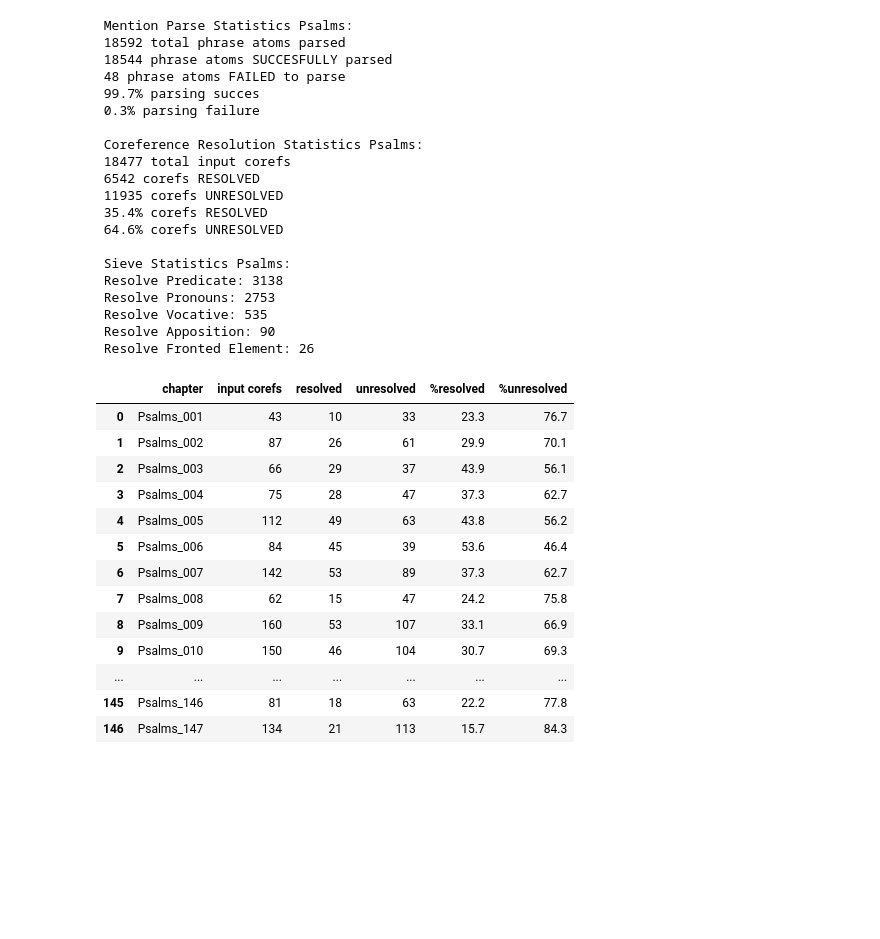
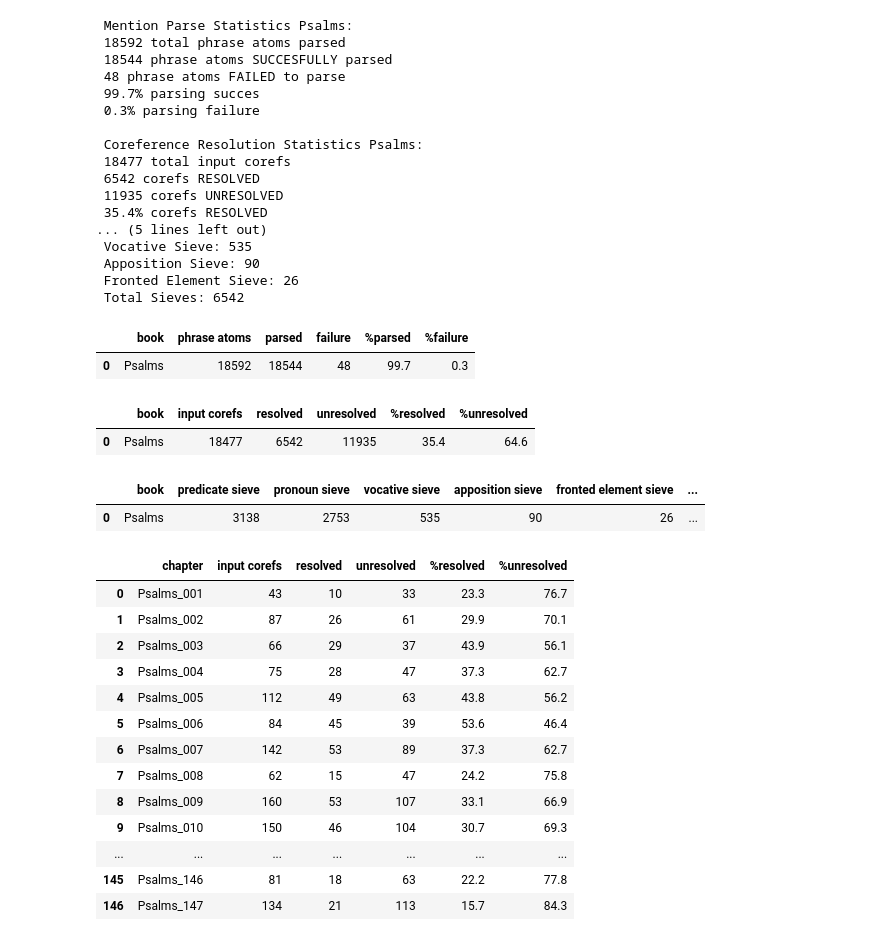
Before and after one commit to cmerwich/participant-analysis, a Jupyter notebook: mimi/MiMi.ipynb, the cells around one changed output. Cells and saved outputs as stored; diff of their text form; code cells hidden in the pictures; blank space fills up the shorter version.

```diff
--- a/mimi/MiMi.ipynb
+++ b/mimi/MiMi.ipynb
@@ -55,5 +59,6 @@ Parser debugging for MyParser written to parser.out
 # %%
-coref_stats_df, sieve_stats_df = CreateCoref('Psalms', 1, 150)
+mention_stats_df, coref_stats_df, sieve_stats_df, \
+                        coref_total_df, sieve_total_df = CreateCoref('Psalms', 1, 150)
 # %% [output]
  Mention Parse Statistics Psalms:
  18592 total phrase atoms parsed
@@ -67,11 +72,13 @@ coref_stats_df, sieve_stats_df = CreateCoref('Psalms', 1, 150)
  6542 corefs RESOLVED
  11935 corefs UNRESOLVED
  35.4% corefs RESOLVED
- 64.6% corefs UNRESOLVED
-
- Sieve Statistics Psalms:
- Resolve Predicate: 3138
- Resolve Pronouns: 2753
- Resolve Vocative: 535
- Resolve Apposition: 90
- Resolve Fronted Element: 26
+... (5 lines left out)
+ Vocative Sieve: 535
+ Apposition Sieve: 90
+ Fronted Element Sieve: 26
+ Total Sieves: 6542
+# %%
+mention_stats_df
+# %% [output]
+|  | book | phrase atoms | parsed | failure | %parsed | %failure |
+| 0 | Psalms | 18592 | 18544 | 48 | 99.7 | 0.3 |
@@ -77,0 +87,5 @@ coref_stats_df, sieve_stats_df = CreateCoref('Psalms', 1, 150)
+# %%
+coref_total_df
+# %% [output]
+|  | book | input corefs | resolved | unresolved | %resolved | %unresolved |
+| 0 | Psalms | 18477 | 6542 | 11935 | 35.4 | 64.6 |
@@ -77,0 +94,5 @@ coref_stats_df, sieve_stats_df = CreateCoref('Psalms', 1, 150)
+# %%
+sieve_total_df
+# %% [output]
+|  | book | predicate sieve | pronoun sieve | vocative sieve | apposition sieve | fronted element sieve | ... |
+| 0 | Psalms | 3138 | 2753 | 535 | 90 | 26 | ... |
```
Also changed, not shown: parts of 10 cells of this notebook, 38 other files.
